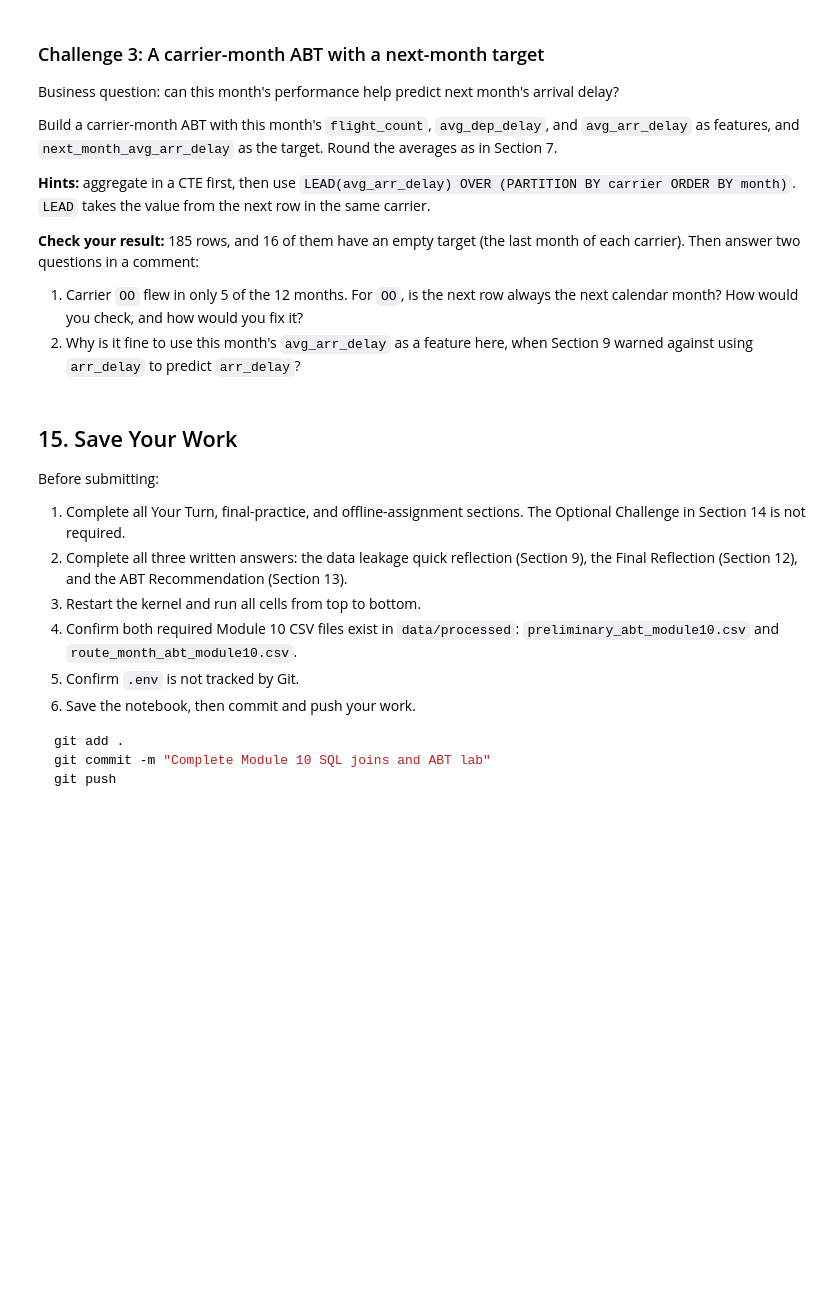
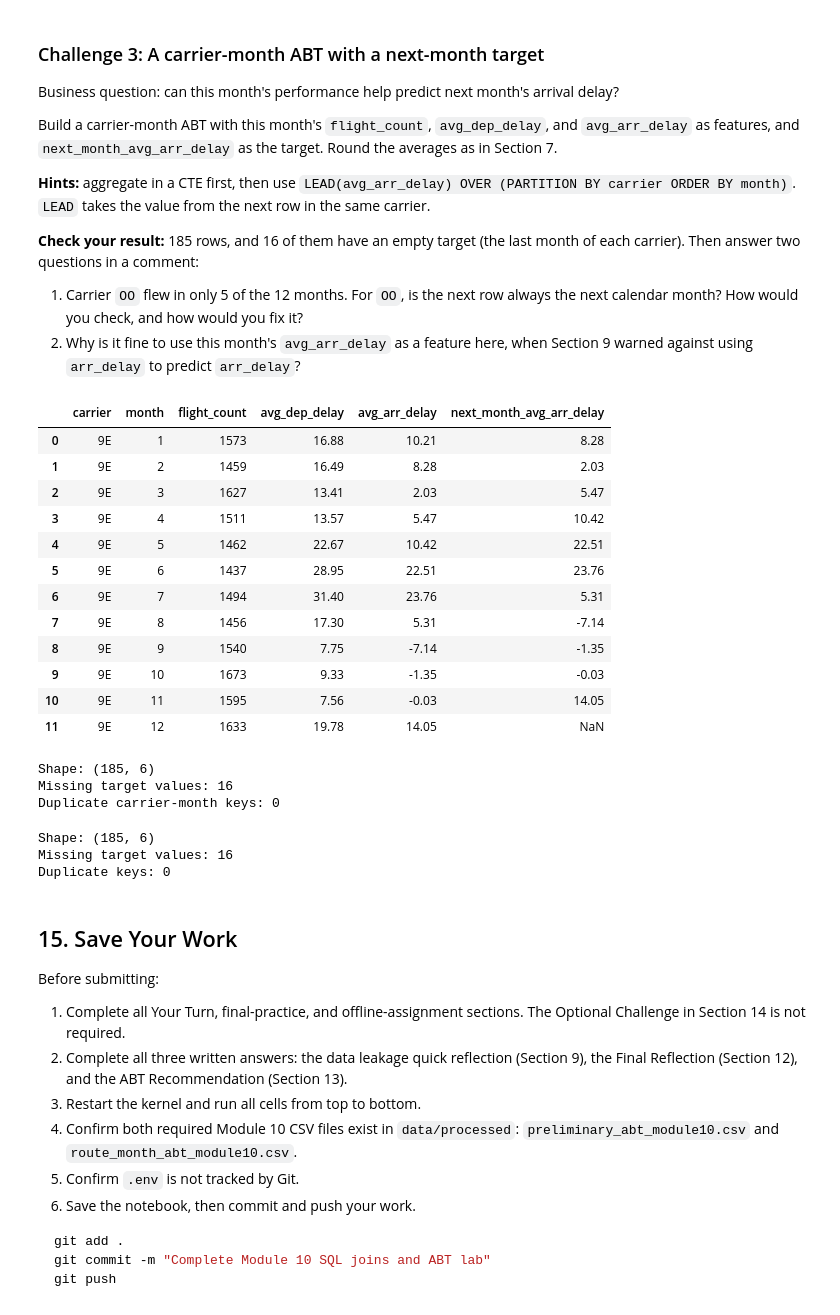
Before and after one commit to DuzyCzerwony/ban6003-week-09-10-sql-abt-template, a Jupyter notebook: notebooks/module10_sql_joins_abt_guided_lab.ipynb, the cells around one changed output. Drawn from its saved outputs; the diff is of its cells as text; code cells hidden in the pictures; blank space fills up the shorter version.

```diff
--- a/notebooks/module10_sql_joins_abt_guided_lab.ipynb
+++ b/notebooks/module10_sql_joins_abt_guided_lab.ipynb
@@ -824,11 +1215,72 @@ Build a carrier-month ABT with this month's `flight_count`, `avg_dep_delay`, and
 # %%
 # Challenge 3 (optional)
 query = '''
-
+WITH carrier_month AS (
+    SELECT
+        carrier,
+        month,
+        COUNT(*) AS flight_count,
+        ROUND(AVG(dep_delay)::numeric, 2)::float AS avg_dep_delay,
+        ROUND(AVG(arr_delay)::numeric, 2)::float AS avg_arr_delay
+    FROM flights
+    GROUP BY carrier, month
+)
+SELECT
+    carrier,
+    month,
+    flight_count,
+    avg_dep_delay,
+    avg_arr_delay,
+    LEAD(avg_arr_delay) OVER (
+        PARTITION BY carrier
+        ORDER BY month
+    ) AS next_month_avg_arr_delay
+FROM carrier_month
+ORDER BY carrier, month;
 '''
 
 next_month_abt = run_query(query, engine)
 next_month_abt.head(12)
+# %% [output]
+|  | carrier | month | flight_count | avg_dep_delay | avg_arr_delay | next_month_avg_arr_delay |
+| 0 | 9E | 1 | 1573 | 16.88 | 10.21 | 8.28 |
+| 1 | 9E | 2 | 1459 | 16.49 | 8.28 | 2.03 |
+| 2 | 9E | 3 | 1627 | 13.41 | 2.03 | 5.47 |
+| 3 | 9E | 4 | 1511 | 13.57 | 5.47 | 10.42 |
+| 4 | 9E | 5 | 1462 | 22.67 | 10.42 | 22.51 |
+| 5 | 9E | 6 | 1437 | 28.95 | 22.51 | 23.76 |
+| 6 | 9E | 7 | 1494 | 31.40 | 23.76 | 5.31 |
+| 7 | 9E | 8 | 1456 | 17.30 | 5.31 | -7.14 |
+| 8 | 9E | 9 | 1540 | 7.75 | -7.14 | -1.35 |
+| 9 | 9E | 10 | 1673 | 9.33 | -1.35 | -0.03 |
+| 10 | 9E | 11 | 1595 | 7.56 | -0.03 | 14.05 |
+| 11 | 9E | 12 | 1633 | 19.78 | 14.05 | NaN |
+# %%
+# Challenge 3 - Validation checks
+
+print("Shape:", next_month_abt.shape)
+
+print(
+    "Missing target values:",
+    next_month_abt["next_month_avg_arr_delay"].isna().sum()
+)
+
+print(
+    "Duplicate carrier-month keys:",
+    next_month_abt[["carrier", "month"]].duplicated().sum()
+)
+# %% [output]
+Shape: (185, 6)
+Missing target values: 16
+Duplicate carrier-month keys: 0
+# %%
+print("Shape:", next_month_abt.shape)
+print("Missing target values:", next_month_abt["next_month_avg_arr_delay"].isna().sum())
+print("Duplicate keys:", next_month_abt[["carrier", "month"]].duplicated().sum())
+# %% [output]
+Shape: (185, 6)
+Missing target values: 16
+Duplicate keys: 0
 # %% [markdown]
 ## 15. Save Your Work
 
```
Also changed, not shown: parts of 37 cells of this notebook, 5 other files.
